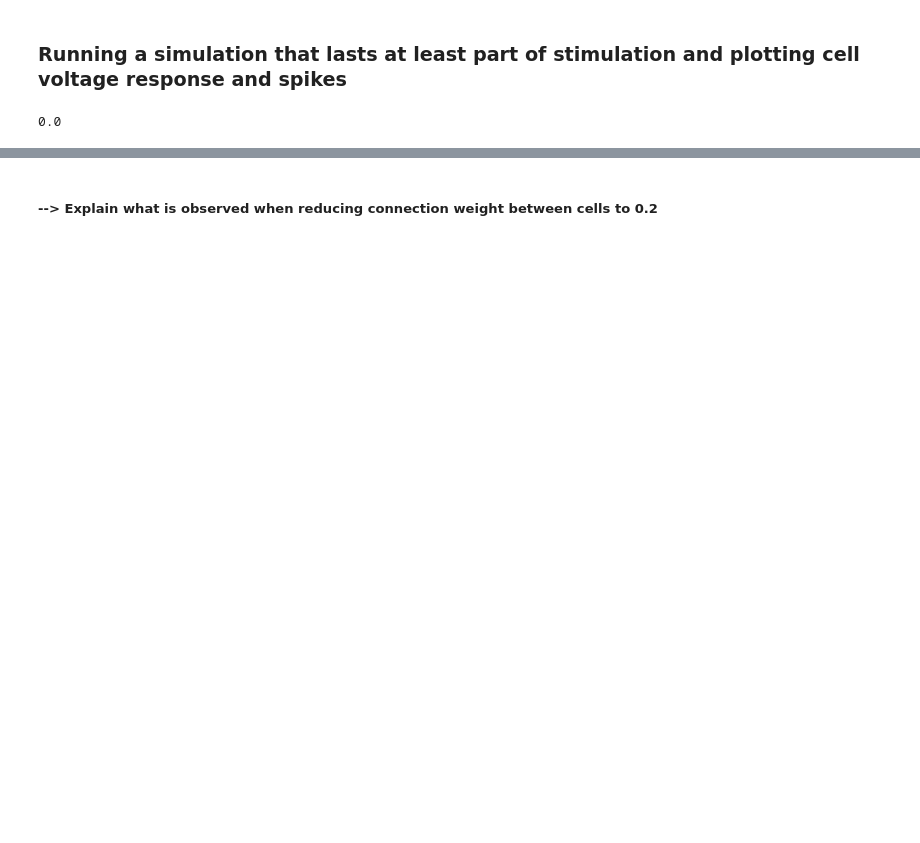
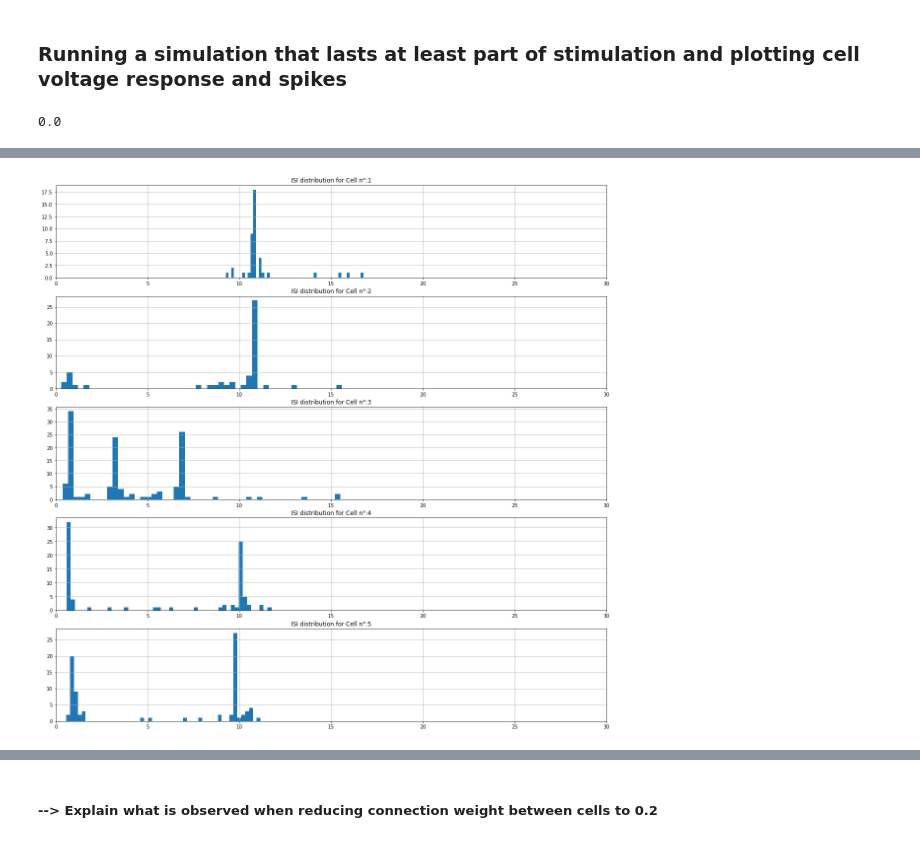
Before and after one commit to GasserElbanna/In-Silico-Neuroscience-Projects, a Jupyter notebook: Week 10/Week10_2021_Homework_SAD.ipynb, the cells around one changed output, grey strips where cells are left out. Drawn from its saved outputs; the diff is of its cells as text; code cells hidden in the pictures; blank space fills up the shorter version.

```diff
--- a/Week 10/Week10_2021_Homework_SAD.ipynb
+++ b/Week 10/Week10_2021_Homework_SAD.ipynb
@@ -1140,0 +1147,50 @@ plt.legend()
+# %%
+# Plotting the Interspike Interval distribution of the cells
+all_ISI = []
+ISI_1 = []
+ISI_2 = []
+ISI_3 = []
+ISI_4 = []
+ISI_5 = []
+
+for time in range(len(spikes1)-1):
+    if spikes1[time] > 300:
+        diff_time = (spikes1[time+1]-spikes1[time])/40
+        ISI_1.append(diff_time)
+all_ISI.append(ISI_1)
+
+for time in range(len(spikes2)-1):
+    if spikes2[time] > 300:
+        diff_time = (spikes2[time+1]-spikes2[time])/40
+        ISI_2.append(diff_time)
+all_ISI.append(ISI_2)
+
+for time in range(len(spikes3)-1):
+    if spikes3[time] > 300:
+        diff_time = (spikes3[time+1]-spikes3[time])/40
+        ISI_3.append(diff_time)
+all_ISI.append(ISI_3)
+
+for time in range(len(spikes4)-1):
+    if spikes4[time] > 300:
+        diff_time = (spikes4[time+1]-spikes4[time])/40
+        ISI_4.append(diff_time)
+all_ISI.append(ISI_4)
+
+for time in range(len(spikes5)-1):
+    if spikes5[time] > 300:
+        diff_time = (spikes5[time+1]-spikes5[time])/40
+        ISI_5.append(diff_time)
+all_ISI.append(ISI_5)
+
+fig = plt.figure(figsize = (20,20))
+
+for i in range(len(all_ISI)):
+    axes = fig.add_subplot(5, 1, i+1)
+
+    axes.hist(all_ISI[i], bins=50)
+    axes.set_title("ISI distribution for Cell n°:"+str(i+1))
+    axes.set_xlim([0,30])
+    axes.grid(True)
+# %% [output]
+[figure, added]
```
Also changed, not shown: parts of 36 cells of this notebook.
